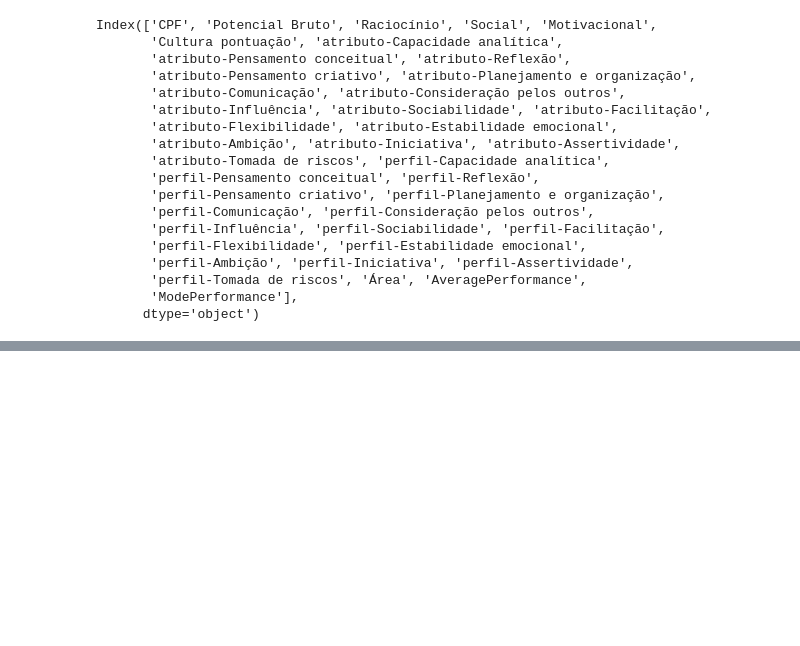
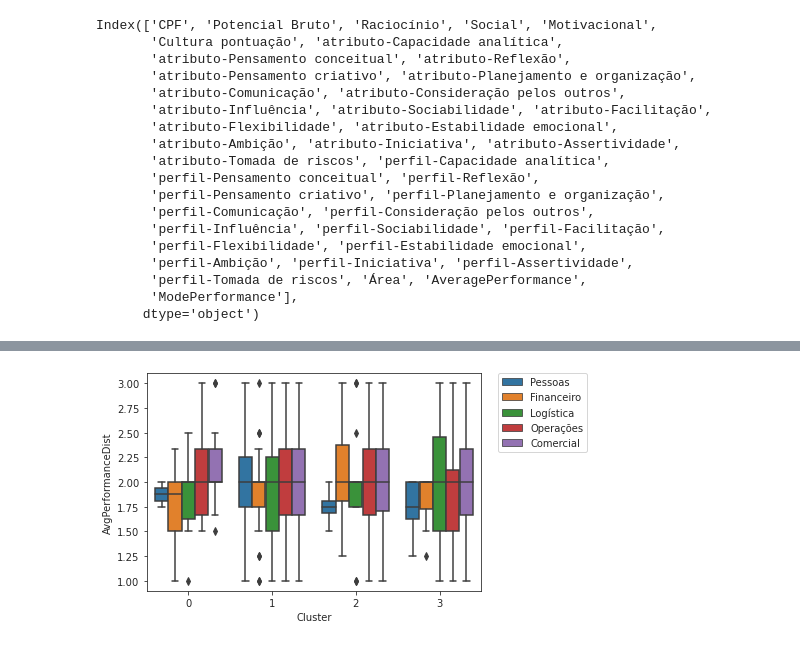
Before and after one commit to biagzi/data_science, a Jupyter notebook: case2_people_analytics/clustering.ipynb, the cells around one changed output, grey strips where cells are left out. Drawn from its saved outputs; the diff is of its cells as text; code cells hidden in the pictures; blank space fills up the shorter version.

```diff
--- a/case2_people_analytics/clustering.ipynb
+++ b/case2_people_analytics/clustering.ipynb
@@ -89,0 +184,11 @@ Params 4-1.09 has 3 clusters and 0.32-11.0 score
+# %%
+%%capture
+spec_c_choice = SpectralClustering(n_clusters=4,eigen_solver='arpack',n_init=10,
+                        assign_labels='kmeans',random_state=0).fit(X_nested)
+X_nested['labels'] = spec_c_choice.labels_
+for cluster_label in sorted(X_nested['labels'].unique()):
+    print(len(X_nested[X_nested['labels'] == cluster_label]),cluster_label)
+# %%
+clusters_metrics(X_nested.join(df[['Área','AveragePerformance']]))
+# %% [output]
+[figure, added]
```
Also changed, not shown: parts of 38 cells of this notebook, 4 other files.
